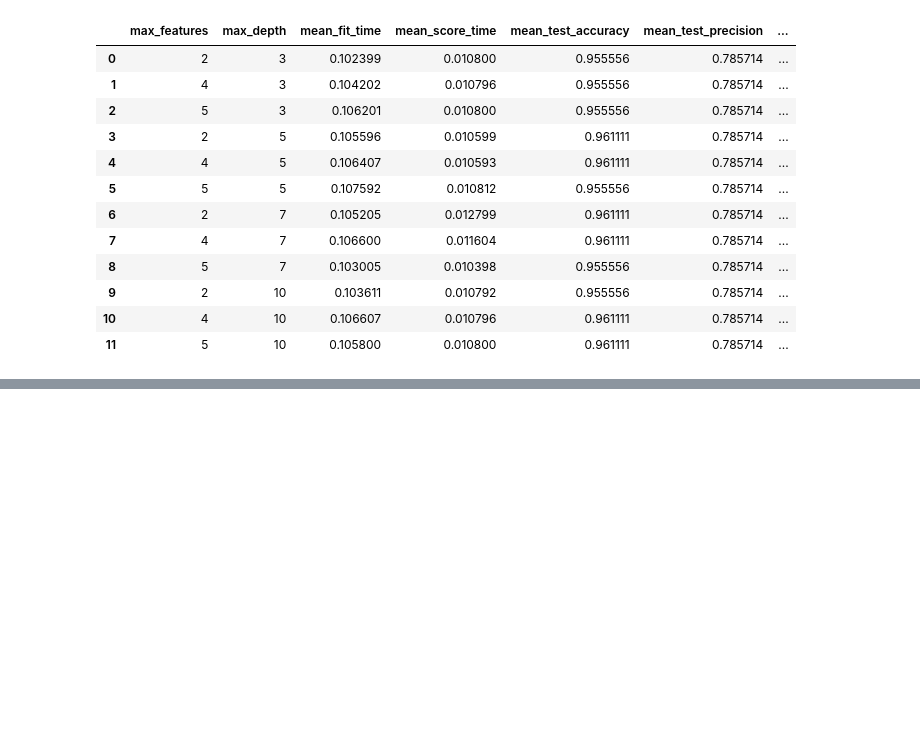
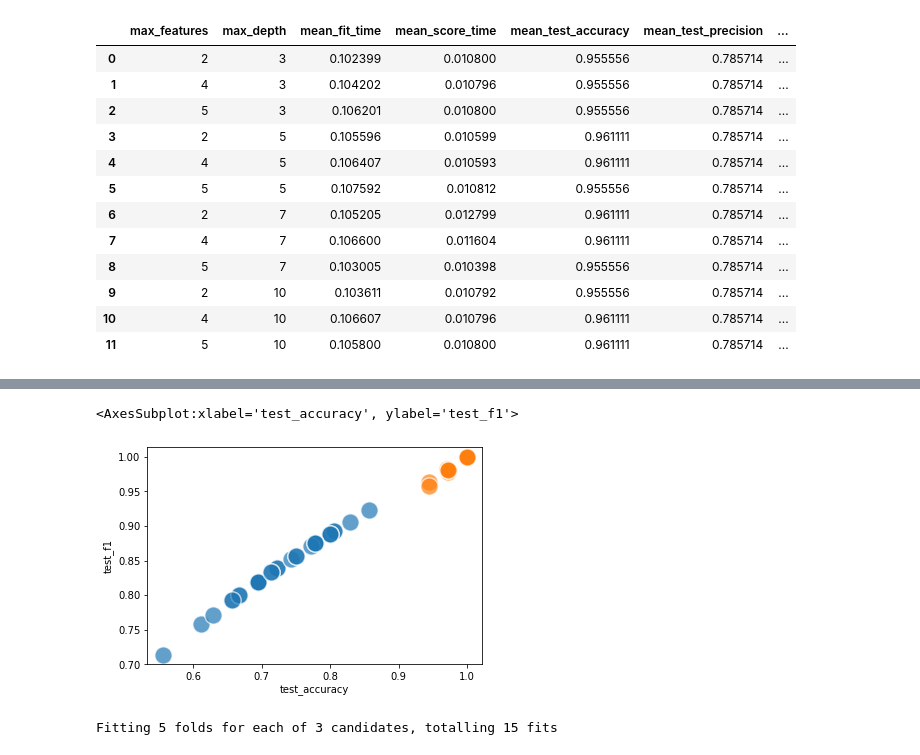
Before and after one commit to honghanhh/mci_python_36a1_l2, a Jupyter notebook: Lectures/lecture_05/thuynm_lecture_06_inclass_p36a10l2.ipynb, the cells around one changed output, grey strips where cells are left out. Saved outputs shown, nothing was run; the diff lists cells and outputs as text; code cells hidden in the pictures; blank space fills up the shorter version.

```diff
--- a/Lectures/lecture_05/thuynm_lecture_06_inclass_p36a10l2.ipynb
+++ b/Lectures/lecture_05/thuynm_lecture_06_inclass_p36a10l2.ipynb
@@ -398,0 +501,8 @@ gs_result_df[['max_features', 'max_depth', *mean_cols, *rank_cols]]
+# %%
+from sklearn.svm import SVC
+X,y= df.drop(columns=['target','target_binary']),df['target_binary']
+x_train, x_test, y_train, y_test=train_test_split(X,y,test_size=0.2,stratify=y,random_state = 420)
+# %%
+svc = SVC()
+svc.fit(x_train,y_train)
+y_pred=svc.predict(x_test)
@@ -398,0 +520,10 @@ gs_result_df[['max_features', 'max_depth', *mean_cols, *rank_cols]]
+# %%
+cv = RepeatedKFold(n_splits=5,n_repeats=6,random_state=420)
+scoring = ['accuracy', 'precision', 'recall', 'f1']
+svc_scores= cross_validate(svc,X,y,cv=cv,n_jobs=2, scoring=scoring)
+# %%
+sns.scatterplot(data=svc_scores, x='test_accuracy', y='test_f1', s=300, alpha=0.7)
+sns.scatterplot(data=forest_scores, x='test_accuracy', y='test_f1', s=300, alpha=0.7)
+# %% [output]
+<AxesSubplot:xlabel='test_accuracy', ylabel='test_f1'>
+[figure, added]
@@ -398,0 +532,8 @@ gs_result_df[['max_features', 'max_depth', *mean_cols, *rank_cols]]
+# %%
+svc = SVC()
+cv = KFold()
+param_grid = {'C':[10,100,1000]}
+gs = GridSearchCV(svc, param_grid, scoring=scoring, cv=cv, n_jobs=2, verbose=5, refit=False)
+gs_result = gs.fit(X, y)
+# %% [output]
+Fitting 5 folds for each of 3 candidates, totalling 15 fits
```
Also changed, not shown: parts of 24 cells of this notebook.
